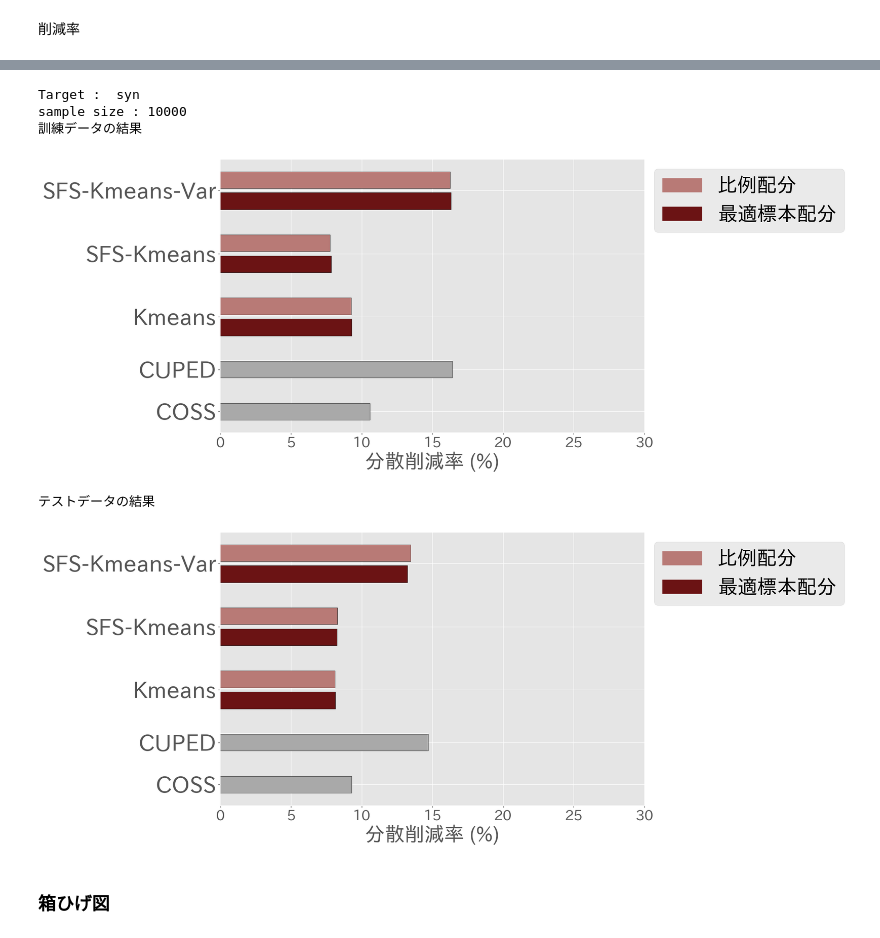
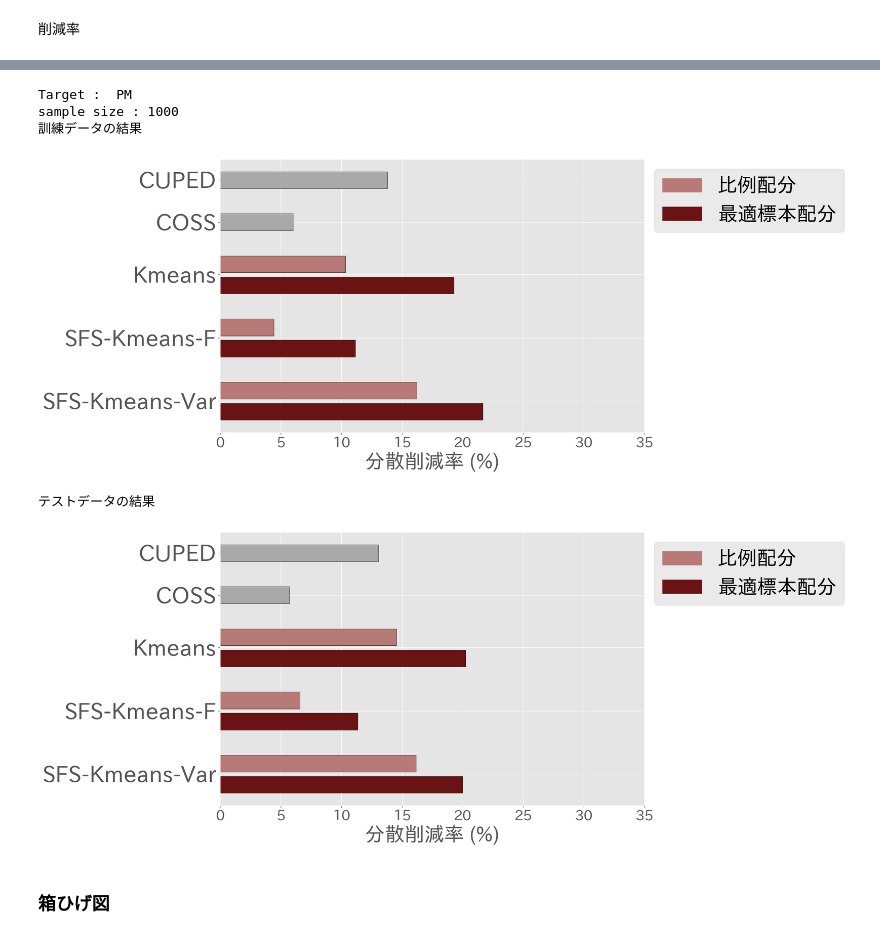
Before and after one commit to Monketu/ABtesting, a Jupyter notebook: notebook/確認用/結果の図用_卒論用.ipynb, the cells around one changed output, grey strips where cells are left out. Cells and saved outputs as stored; diff of their text form; code cells hidden in the pictures.

```diff
--- a/notebook/確認用/結果の図用_卒論用.ipynb
+++ b/notebook/確認用/結果の図用_卒論用.ipynb
@@ -23,21 +23,21 @@ plt.style.use("ggplot")
 # %% [markdown]
 実験設定
 # %%
-TARGET = "syn"
-SAMPLE_SIZE = 10000
+TARGET = "PM"
+SAMPLE_SIZE = 1000
 
 if TARGET == "GMV":
     X_LIM_VAR = 30000
-    X_LIM_REDUC = 30
+    X_LIM_REDUC = 35
 if TARGET == "BCR":
     X_LIM_VAR = 0.0003
-    X_LIM_REDUC = 30
+    X_LIM_REDUC = 35
 if TARGET == "PM":
     X_LIM_VAR = 50
-    X_LIM_REDUC = 30
+    X_LIM_REDUC = 35
 if TARGET == "syn":
     X_LIM_VAR = 0.2
-    X_LIM_REDUC = 30
+    X_LIM_REDUC = 35
 
 optimal_color = "#6b1314"
 proportional_color = "#b87a76"
@@ -294,70 +294,69 @@ for reduc_dict in [reduc_dict_train, reduc_dict_test]:
     if reduc_dict == reduc_dict_test:
         print("テストデータの結果")
 
-    # グラフ用データを準備
     labels = [
+        "SFS-Kmeans-Var",
+        "SFS-Kmeans-F",
+        "Kmeans",
         "COSS",
         "CUPED",
-        "Kmeans",
-        "SFS-Kmeans",
-        "SFS-Kmeans-Var",
     ]
     values = (
-        [reduc_dict["COSS"]]
+        list(reduc_dict["SFS-Kmeans-Var"].values())
         + [0]
-        + [reduc_dict["CUPED"]]
+        + list(reduc_dict["SFS-Kmeans-F"].values())
         + [0]
         + list(reduc_dict["Kmeans"].values())
         + [0]
-        + list(reduc_dict["SFS-Kmeans-F"].values())
+        + [reduc_dict["COSS"]]
         + [0]
-        + list(reduc_dict["SFS-Kmeans-Var"].values())
+        + [reduc_dict["CUPED"]]
     )
 
     # 各グループに色を割り当て、間隔には透明な色を使用
     colors = (
-        [coss_color]
-        + ["#FFFFFF00"]
-        + [cuped_color]
+        [optimal_color, proportional_color]
         + ["#FFFFFF00"]
         + [optimal_color, proportional_color]
         + ["#FFFFFF00"]
         + [optimal_color, proportional_color]
         + ["#FFFFFF00"]
-        + [optimal_color, proportional_color]
+        + [coss_color]
+        + ["#FFFFFF00"]
+        + [cuped_color]
     )
 
     # 各ラベルが3つの棒の真ん中に配置されるように位置を調整
-    y_positions = [0, 2, 4.5, 7.5, 10.5]
+    y_positions = [0.5, 3.5, 6.5, 9, 11]
 
     # グラフを描画
     fig, ax = plt.subplots(figsize=(20, 8))
     ax.barh(range(len(values)), values, color=colors, edgecolor="black")
 
     # 凡例の追加
     legend_labels = ["比例配分", "最適標本配分"]
     # 色のリスト
     legend_colors = [proportional_color, optimal_color]
     # 各ラベルに対してハンドルを作成
     handles = [plt.Rectangle((0, 0), 1, 1, color=color) for color in legend_colors]
     ax.legend(
         handles, legend_labels, fontsize=35, loc="upper left", bbox_to_anchor=(1, 1)
     )
 
     # y軸の目盛りとラベルを設定
     ax.set_yticks(y_positions)
-    ax.tick_params(axis="x", labelsize=25)
-    ax.set_yticklabels(labels, fontsize=40)
-    ax.set_xlabel("分散削減率 (%)", fontsize=35)
+    ax.tick_params(axis="x", labelsize=25)  # 25 #40
+    ax.set_yticklabels(labels, fontsize=40)  # 40 #60
+    ax.set_xlabel("分散削減率 (%)", fontsize=35)  # 35 #55
     ax.set_xlim(0, X_LIM_REDUC)
     plt.tight_layout()
     plt.show()
 # %% [output]
-Target :  syn
-sample size : 10000
+Target :  PM
+sample size : 1000
 訓練データの結果
-[figure, old version]
+[figure, new version]
 テストデータの結果
-[figure, old version]
+[figure, new version]
 # %% [markdown]
 ### 箱ひげ図
```
Also changed, not shown: parts of 3 cells of this notebook, 7 other files.
